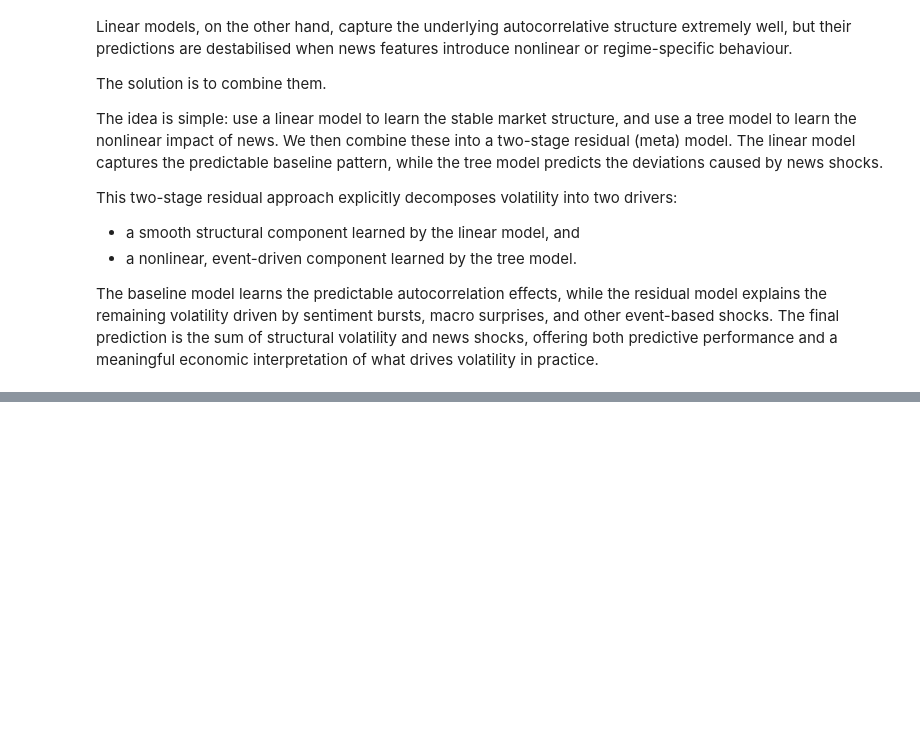
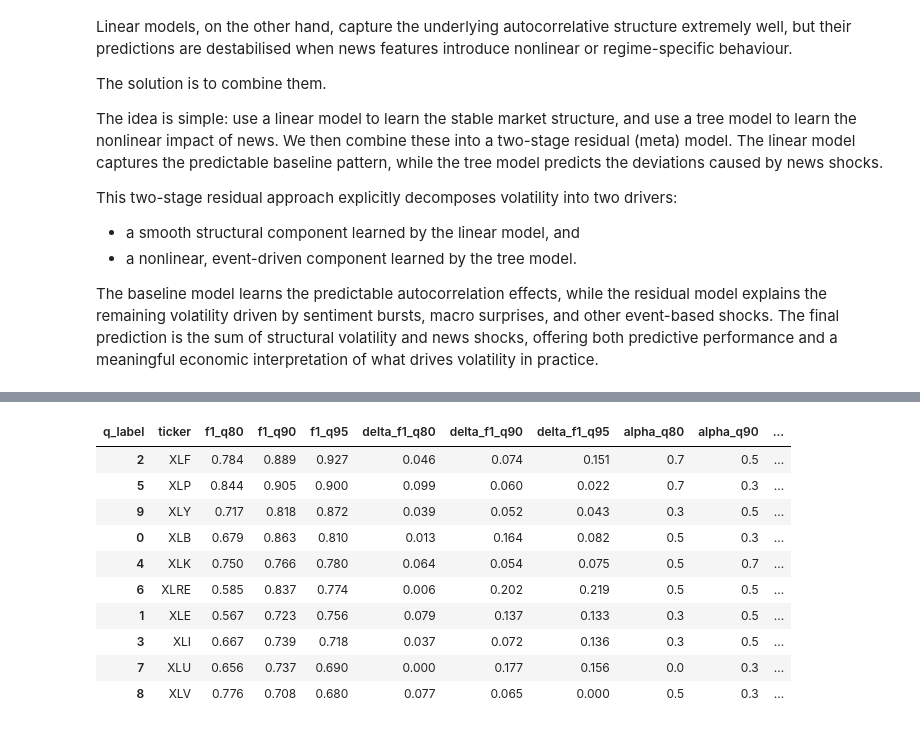
Before and after one commit to daviddmvnm/News-Volatility-prediction, a Jupyter notebook: modelling/modelling.ipynb, the cells around one changed output, grey strips where cells are left out. Cells and saved outputs as stored; diff of their text form; code cells hidden in the pictures; blank space fills up the shorter version.

```diff
--- a/modelling/modelling.ipynb
+++ b/modelling/modelling.ipynb
@@ -1067,7 +1067,7 @@ def run_residual_model(df_final, verbose=True):
     df["rv1_target"] = df["ret_abs"].shift(-1)
     df = df.dropna(subset=["rv1_target"]).reset_index(drop=True)
 
-    def expanding_binary_extreme(series, q=0.67):
+    def expanding_binary_extreme(series, q=0.95):
         thresholds = [series.iloc[:i+1].quantile(q) for i in range(len(series))]
         return pd.Series((series >= thresholds).astype(int), index=series.index)
 
@@ -1244,13 +1244,10 @@ def run_residual_model(df_final, verbose=True):
         'best_alpha': best_alpha
     }
 
-# ---------------------------------------------------------
-# USAGE
-# ---------------------------------------------------------
+#using
 df_news = load_daily_features()
-df_model = build_full_modelling_df(df_news, ticker="XOM")
+df_model = build_full_modelling_df(df_news, ticker="SPY")
 df_final = engineer_interaction_features(df_model)
-#
 results, models = run_residual_model(df_final, verbose=True)
 print("\n\nFinal Comparison:")
 print(results)
@@ -1256,0 +1800,53 @@ print(results)
+# %%
+
+# FLAT TABLE BUILDER
+
+def make_flat_table(results_df: pd.DataFrame) -> pd.DataFrame:
+    df = results_df.copy()
+
+    # Map quantiles to clean suffixes
+    q_map = {0.8: "q80", 0.9: "q90", 0.95: "q95"}
+    df["q_label"] = df["q"].map(q_map)
+
+    # Pivot F1
+    f1_pivot = (
+        df.pivot(index="ticker", columns="q_label", values="best_f1")
+          .add_prefix("f1_")
+    )
+
+    # Pivot alpha
+    alpha_pivot = (
+        df.pivot(index="ticker", columns="q_label", values="best_alpha")
+          .add_prefix("alpha_")
+    )
+
+    # Pivot delta F1 (optional but very useful)
+    delta_pivot = (
+        df.pivot(index="ticker", columns="q_label", values="delta_f1")
+          .add_prefix("delta_f1_")
+    )
+
+    # Combine everything into one flat table
+    flat = (
+        pd.concat([f1_pivot, delta_pivot, alpha_pivot], axis=1)
+          .reset_index()
+          .sort_values("f1_q95", ascending=False)
+    )
+
+    return flat.round(3)
+
+
+flat_results = make_flat_table(results_df)
+flat_results
+# %% [output]
+| q_label | ticker | f1_q80 | f1_q90 | f1_q95 | delta_f1_q80 | delta_f1_q90 | delta_f1_q95 | alpha_q80 | alpha_q90 | ... |
+| 2 | XLF | 0.784 | 0.889 | 0.927 | 0.046 | 0.074 | 0.151 | 0.7 | 0.5 | ... |
+| 5 | XLP | 0.844 | 0.905 | 0.900 | 0.099 | 0.060 | 0.022 | 0.7 | 0.3 | ... |
+| 9 | XLY | 0.717 | 0.818 | 0.872 | 0.039 | 0.052 | 0.043 | 0.3 | 0.5 | ... |
+| 0 | XLB | 0.679 | 0.863 | 0.810 | 0.013 | 0.164 | 0.082 | 0.5 | 0.3 | ... |
+| 4 | XLK | 0.750 | 0.766 | 0.780 | 0.064 | 0.054 | 0.075 | 0.5 | 0.7 | ... |
+| 6 | XLRE | 0.585 | 0.837 | 0.774 | 0.006 | 0.202 | 0.219 | 0.5 | 0.5 | ... |
+| 1 | XLE | 0.567 | 0.723 | 0.756 | 0.079 | 0.137 | 0.133 | 0.3 | 0.5 | ... |
+| 3 | XLI | 0.667 | 0.739 | 0.718 | 0.037 | 0.072 | 0.136 | 0.3 | 0.5 | ... |
+| 7 | XLU | 0.656 | 0.737 | 0.690 | 0.000 | 0.177 | 0.156 | 0.0 | 0.3 | ... |
+| 8 | XLV | 0.776 | 0.708 | 0.680 | 0.077 | 0.065 | 0.000 | 0.5 | 0.3 | ... |
```
Also changed, not shown: parts of 9 cells of this notebook, 4 other files.
